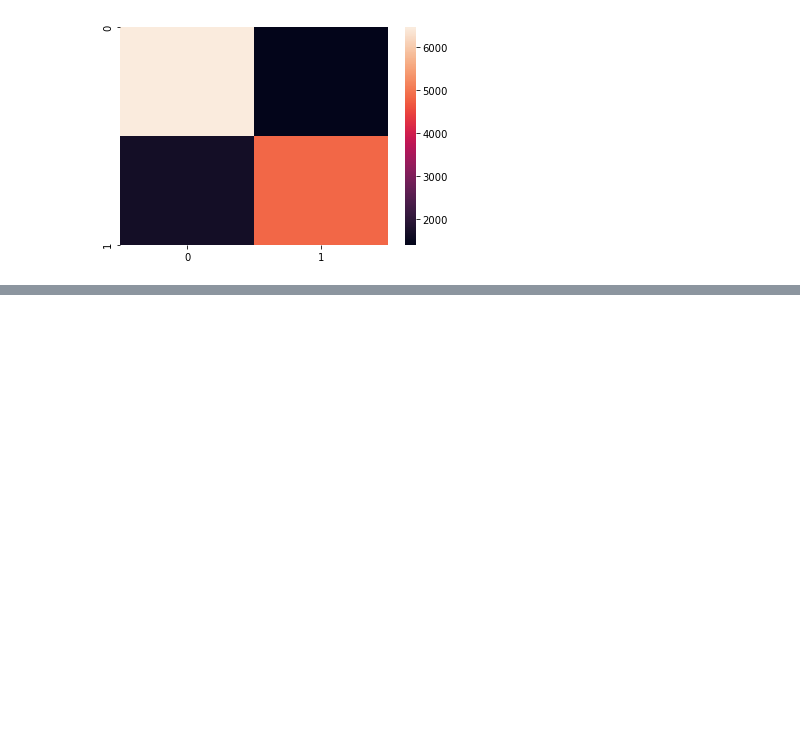
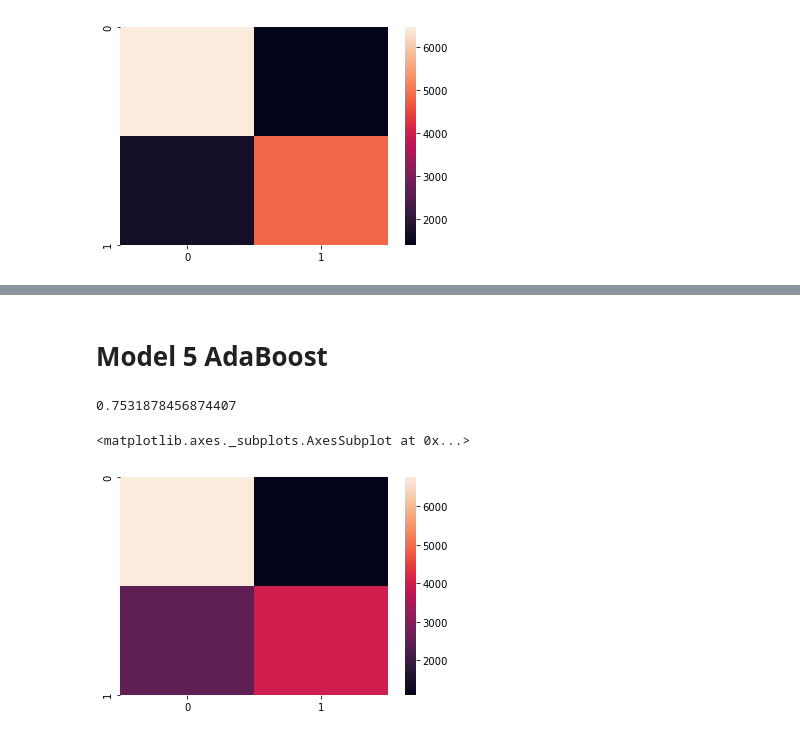
Before and after one commit to hoffm386/tanzania-water-wells, a Jupyter notebook: notebooks/exploratory/Modeling-Notebook.ipynb, the cells around one changed output, grey strips where cells are left out. Drawn from its saved outputs; the diff is of its cells as text; code cells hidden in the pictures; blank space fills up the shorter version.

```diff
--- a/notebooks/exploratory/Modeling_1.0_KW.ipynb
+++ b/notebooks/exploratory/Modeling-Notebook.ipynb
@@ -409,0 +325,16 @@ array([[6827, 1035],
+# %% [markdown]
+# Model 5 AdaBoost
+# %%
+from sklearn.ensemble import AdaBoostClassifier
+abc = AdaBoostClassifier(random_state=42)
+abc.fit(joined_train_processed, y_train)
+predicts = abc.predict(joined_test_processed)
+# %%
+abc.score(joined_train_processed, y_train)
+# %% [output]
+0.7531878456874407
+# %%
+sns.heatmap(confusion_matrix(y_test, predicts))
+# %% [output]
+<matplotlib.axes._subplots.AxesSubplot at 0x...>
+[figure, added]
```
Also changed, not shown: parts of 19 cells of this notebook.
